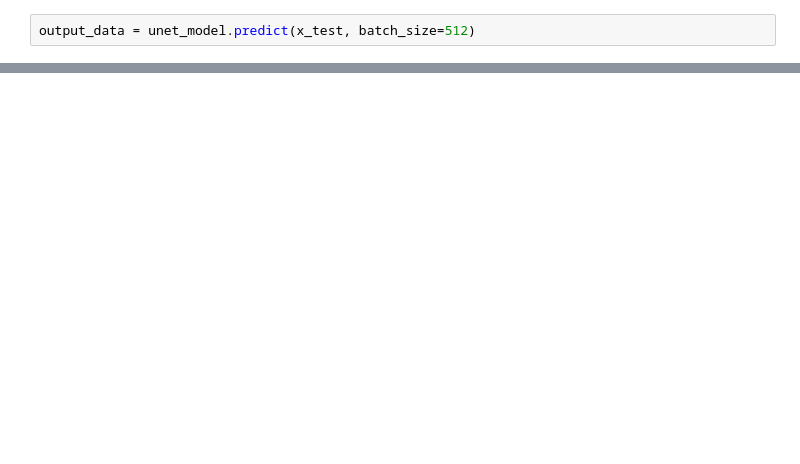
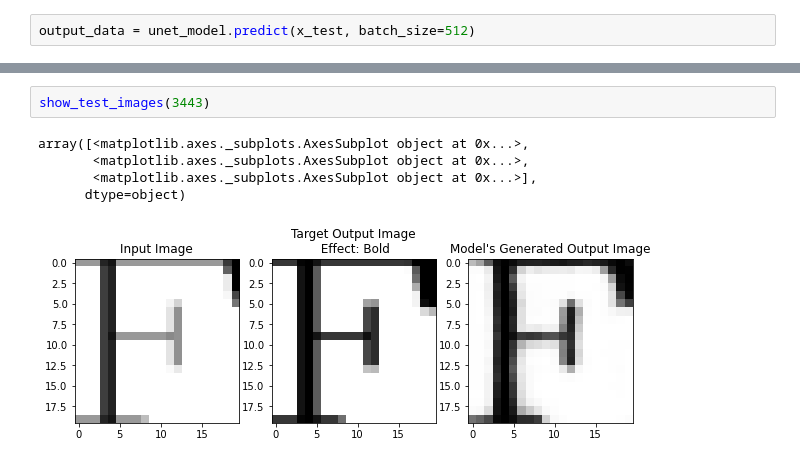
Before and after one commit to benduong2001/dsproject_font_decorator_bolditalic_unet, a Jupyter notebook: font_bolditalic_unet_v2.ipynb, the cells around one changed output, grey strips where cells are left out. Saved outputs shown, nothing was run; the diff lists cells and outputs as text; blank space fills up the shorter version.

```diff
--- a/font_bolditalic_unet_v2.ipynb
+++ b/font_bolditalic_unet_v2.ipynb
@@ -205,0 +208,8 @@ plt.imshow(np.squeeze((y_test[test_idx]*255).astype(int)))
+# %%
+show_test_images(3443)
+# %% [output]
+array([<matplotlib.axes._subplots.AxesSubplot object at 0x...>,
+       <matplotlib.axes._subplots.AxesSubplot object at 0x...>,
+       <matplotlib.axes._subplots.AxesSubplot object at 0x...>],
+      dtype=object)
+[figure, added]
```
Also changed, not shown: parts of 30 cells of this notebook.
